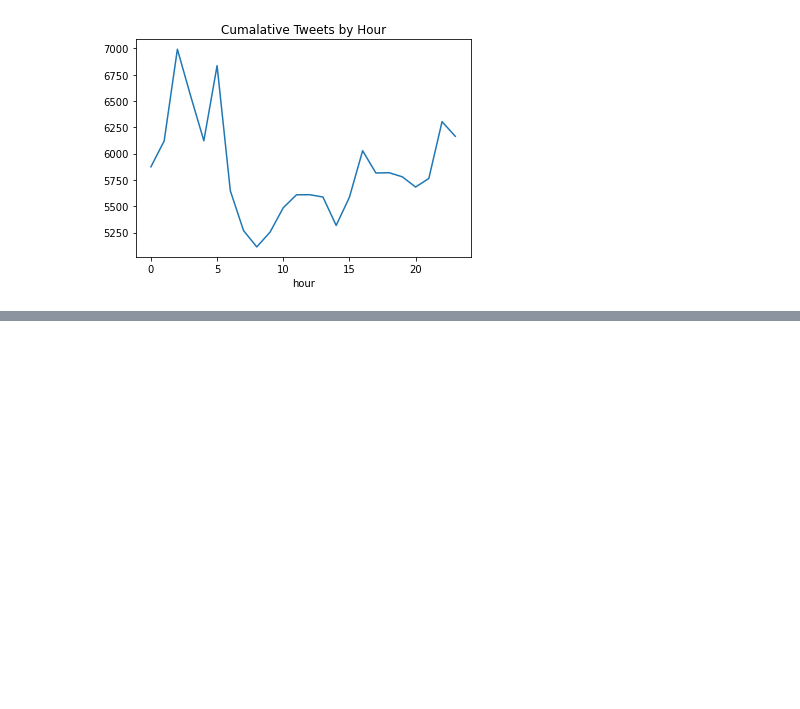
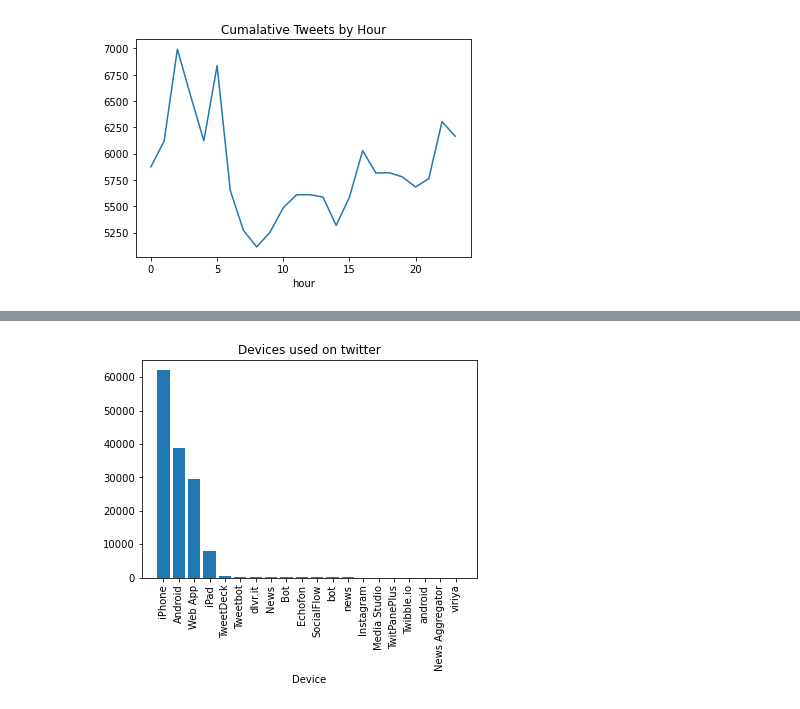
Before and after one commit to rakhira/poller_opposites_election_datathon, a Jupyter notebook: notebooks/eda.ipynb, the cells around one changed output, grey strips where cells are left out. Cells and saved outputs as stored; diff of their text form; code cells hidden in the pictures; blank space fills up the shorter version.

```diff
--- a/notebooks/eda.ipynb
+++ b/notebooks/eda.ipynb
@@ -87,0 +79,9 @@ final_df[final_df['user_name']=='JoeBiden']
+# %%
+device_plot = final_df.groupby(['device']).count()['user_name'].sort_values(ascending=False)
+plt.bar(height=device_plot, x=device_plot.index)
+plt.xticks(rotation=90)
+plt.title('Devices used on twitter')
+plt.xlabel('Device')
+plt.savefig('/Users/lesropro/the_dive/DATAthon/poller_opposites_election_hackathon/images/devicesused.png');
+# %% [output]
+[figure, added]
```
Also changed, not shown: parts of 4 cells of this notebook, 3 other files.
